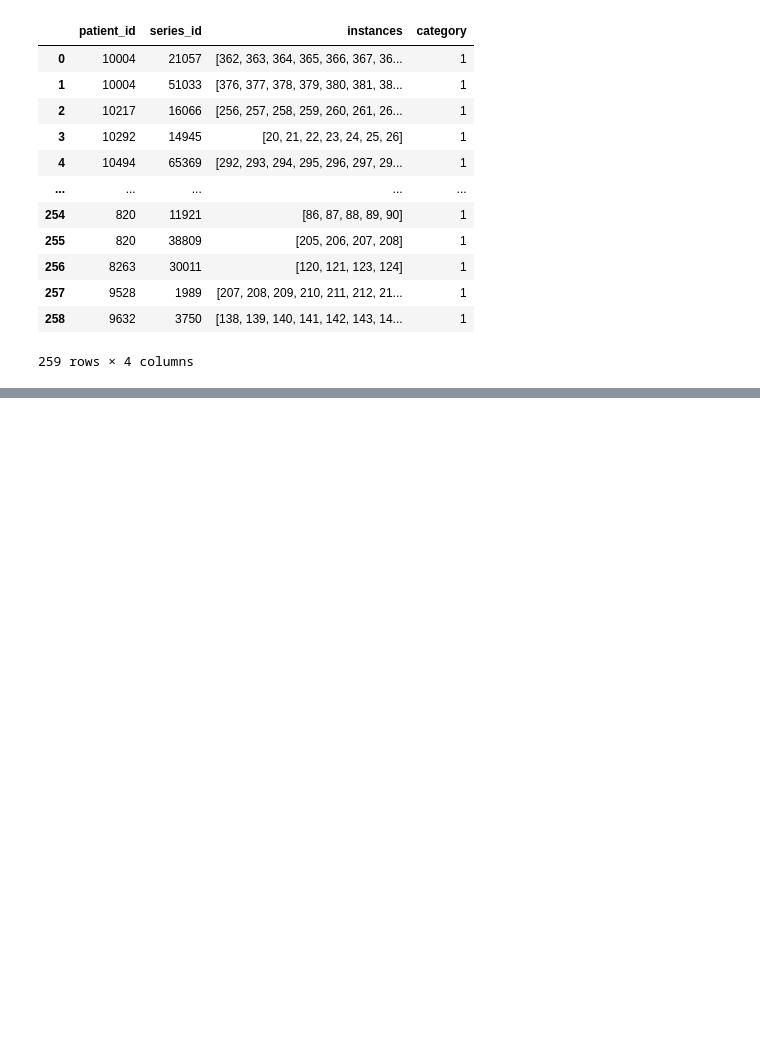
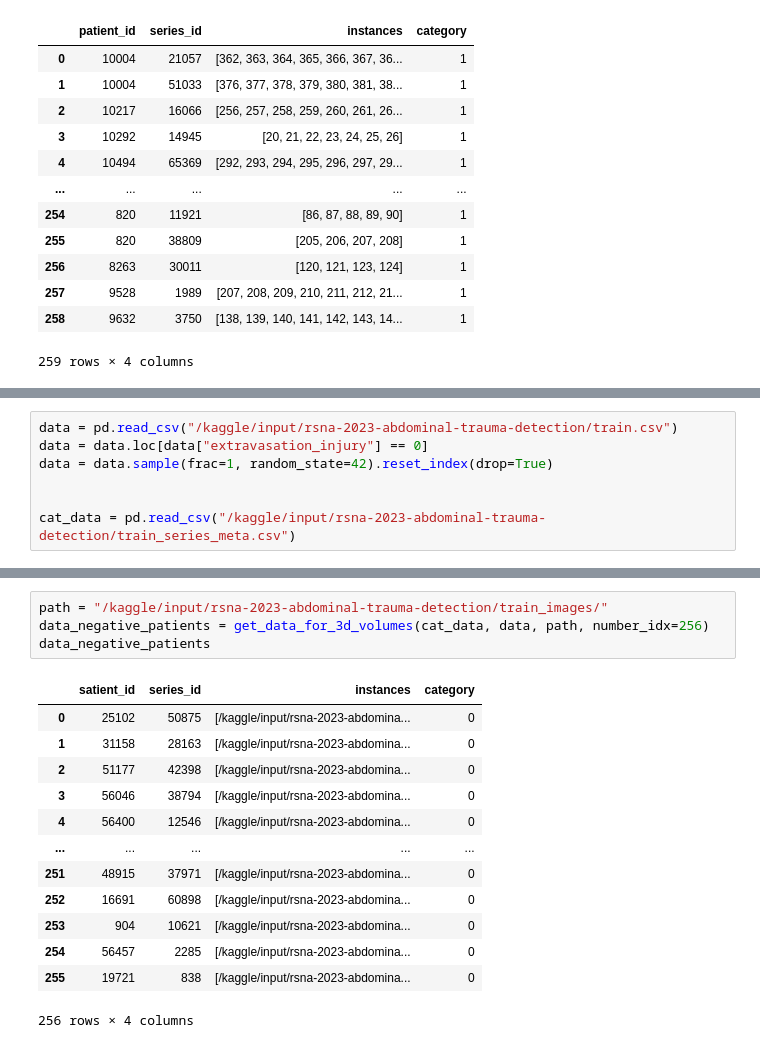
Before and after one commit to PedroAMtz/RSNA_Abdominal_Trauma, a Jupyter notebook: Kaggle_notebooks/experimental-data-preprocessing.ipynb, the cells around one changed output, grey strips where cells are left out. Saved outputs shown, nothing was run; the diff lists cells and outputs as text; blank space fills up the shorter version.

```diff
--- a/Kaggle_notebooks/experimental-data-preprocessing.ipynb
+++ b/Kaggle_notebooks/experimental-data-preprocessing.ipynb
@@ -158,0 +321,7 @@ cleaned_data
+# %%
+data = pd.read_csv("/kaggle/input/rsna-2023-abdominal-trauma-detection/train.csv")
+data = data.loc[data["extravasation_injury"] == 0]
+data = data.sample(frac=1, random_state=42).reset_index(drop=True)
+
+
+cat_data = pd.read_csv("/kaggle/input/rsna-2023-abdominal-trauma-detection/train_series_meta.csv")
@@ -158,0 +374,18 @@ cleaned_data
+# %%
+path = "/kaggle/input/rsna-2023-abdominal-trauma-detection/train_images/"
+data_negative_patients = get_data_for_3d_volumes(cat_data, data, path, number_idx=256)
+data_negative_patients
+# %% [output]
+|  | satient_id | series_id | instances | category |
+| 0 | 25102 | 50875 | [/kaggle/input/rsna-2023-abdomina... | 0 |
+| 1 | 31158 | 28163 | [/kaggle/input/rsna-2023-abdomina... | 0 |
+| 2 | 51177 | 42398 | [/kaggle/input/rsna-2023-abdomina... | 0 |
+| 3 | 56046 | 38794 | [/kaggle/input/rsna-2023-abdomina... | 0 |
+| 4 | 56400 | 12546 | [/kaggle/input/rsna-2023-abdomina... | 0 |
+| ... | ... | ... | ... | ... |
+| 251 | 48915 | 37971 | [/kaggle/input/rsna-2023-abdomina... | 0 |
+| 252 | 16691 | 60898 | [/kaggle/input/rsna-2023-abdomina... | 0 |
+| 253 | 904 | 10621 | [/kaggle/input/rsna-2023-abdomina... | 0 |
+| 254 | 56457 | 2285 | [/kaggle/input/rsna-2023-abdomina... | 0 |
+| 255 | 19721 | 838 | [/kaggle/input/rsna-2023-abdomina... | 0 |
+256 rows × 4 columns
```
Also changed, not shown: parts of 30 cells of this notebook.
